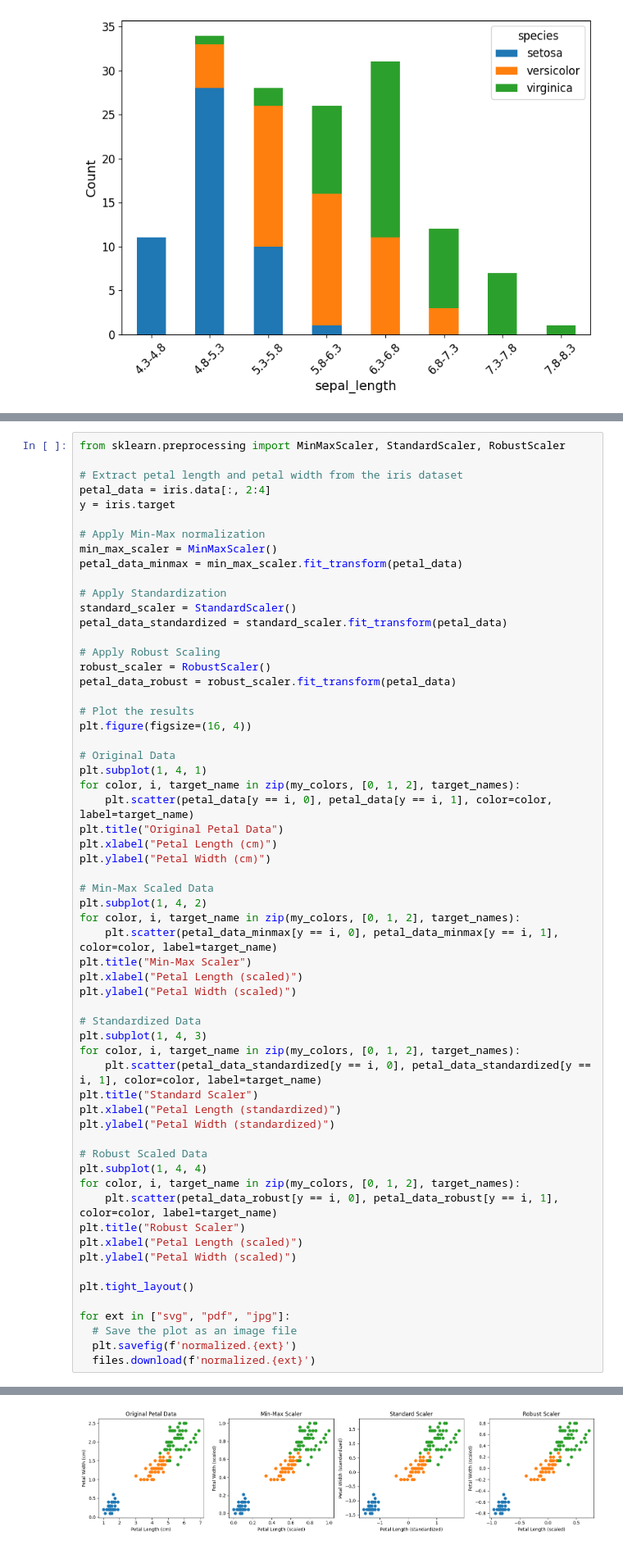
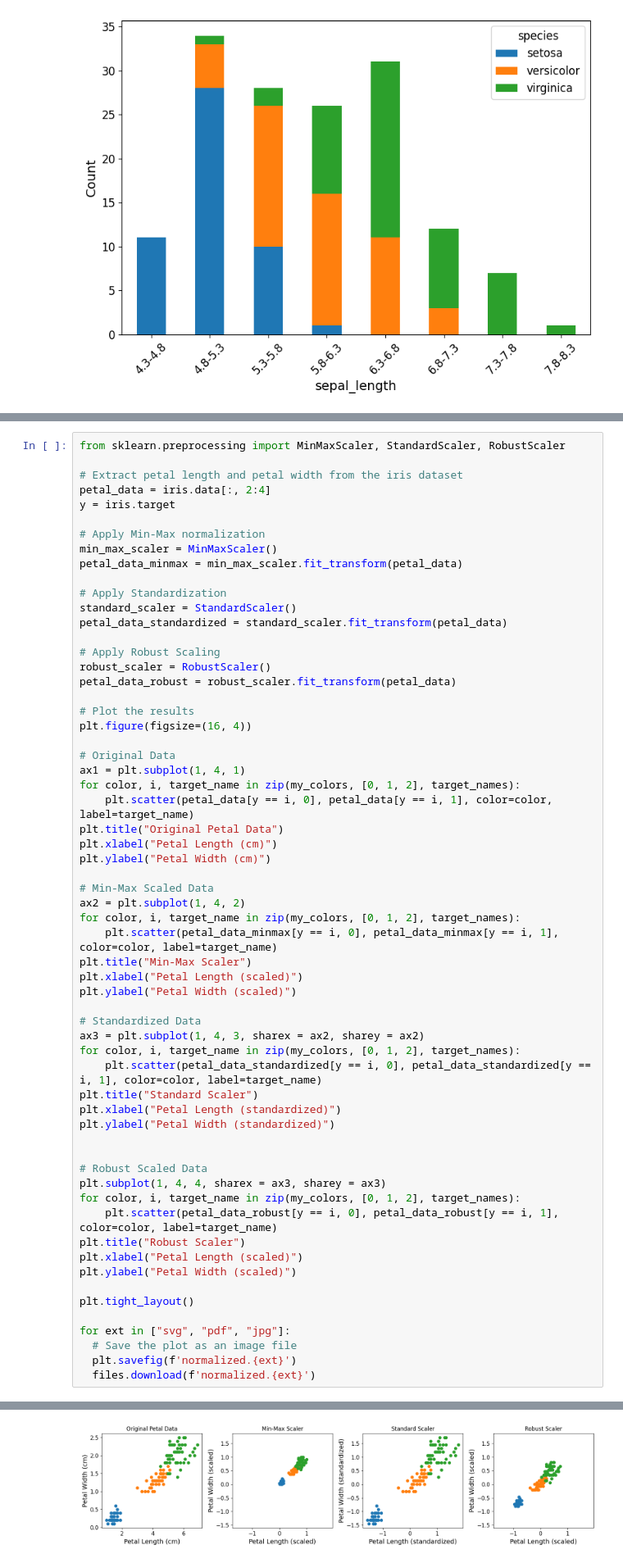
Before and after one commit to w4bo/teaching-handsondatapipelines, a Jupyter notebook: materials/14-Iris.solution.ipynb, the cells around one changed output, grey strips where cells are left out. Shown at 82% size. Drawn from its saved outputs; the diff is of its cells as text.

```diff
--- a/materials/14-Iris.solution.ipynb
+++ b/materials/14-Iris.solution.ipynb
@@ -675,7 +678,7 @@ petal_data_robust = robust_scaler.fit_transform(petal_data)
 plt.figure(figsize=(16, 4))
 
 # Original Data
-plt.subplot(1, 4, 1)
+ax1 = plt.subplot(1, 4, 1)
 for color, i, target_name in zip(my_colors, [0, 1, 2], target_names):
     plt.scatter(petal_data[y == i, 0], petal_data[y == i, 1], color=color, label=target_name)
 plt.title("Original Petal Data")
@@ -683,40 +686,41 @@ plt.xlabel("Petal Length (cm)")
 plt.ylabel("Petal Width (cm)")
 
 # Min-Max Scaled Data
-plt.subplot(1, 4, 2)
+ax2 = plt.subplot(1, 4, 2)
 for color, i, target_name in zip(my_colors, [0, 1, 2], target_names):
     plt.scatter(petal_data_minmax[y == i, 0], petal_data_minmax[y == i, 1], color=color, label=target_name)
 plt.title("Min-Max Scaler")
 plt.xlabel("Petal Length (scaled)")
 plt.ylabel("Petal Width (scaled)")
 
 # Standardized Data
-plt.subplot(1, 4, 3)
+ax3 = plt.subplot(1, 4, 3, sharex = ax2, sharey = ax2)
 for color, i, target_name in zip(my_colors, [0, 1, 2], target_names):
     plt.scatter(petal_data_standardized[y == i, 0], petal_data_standardized[y == i, 1], color=color, label=target_name)
 plt.title("Standard Scaler")
 plt.xlabel("Petal Length (standardized)")
 plt.ylabel("Petal Width (standardized)")
 
+
 # Robust Scaled Data
-plt.subplot(1, 4, 4)
+plt.subplot(1, 4, 4, sharex = ax3, sharey = ax3)
 for color, i, target_name in zip(my_colors, [0, 1, 2], target_names):
     plt.scatter(petal_data_robust[y == i, 0], petal_data_robust[y == i, 1], color=color, label=target_name)
 plt.title("Robust Scaler")
 plt.xlabel("Petal Length (scaled)")
 plt.ylabel("Petal Width (scaled)")
 
 plt.tight_layout()
 
 for ext in ["svg", "pdf", "jpg"]:
   # Save the plot as an image file
   plt.savefig(f'normalized.{ext}')
   files.download(f'normalized.{ext}')
 # %% [output]
 [interactive output not drawn]
 [interactive output not drawn]
 [interactive output not drawn]
 [interactive output not drawn]
 [interactive output not drawn]
 [interactive output not drawn]
-[figure, old version]
+[figure, new version]
```
Also changed, not shown: parts of 14 cells of this notebook.
